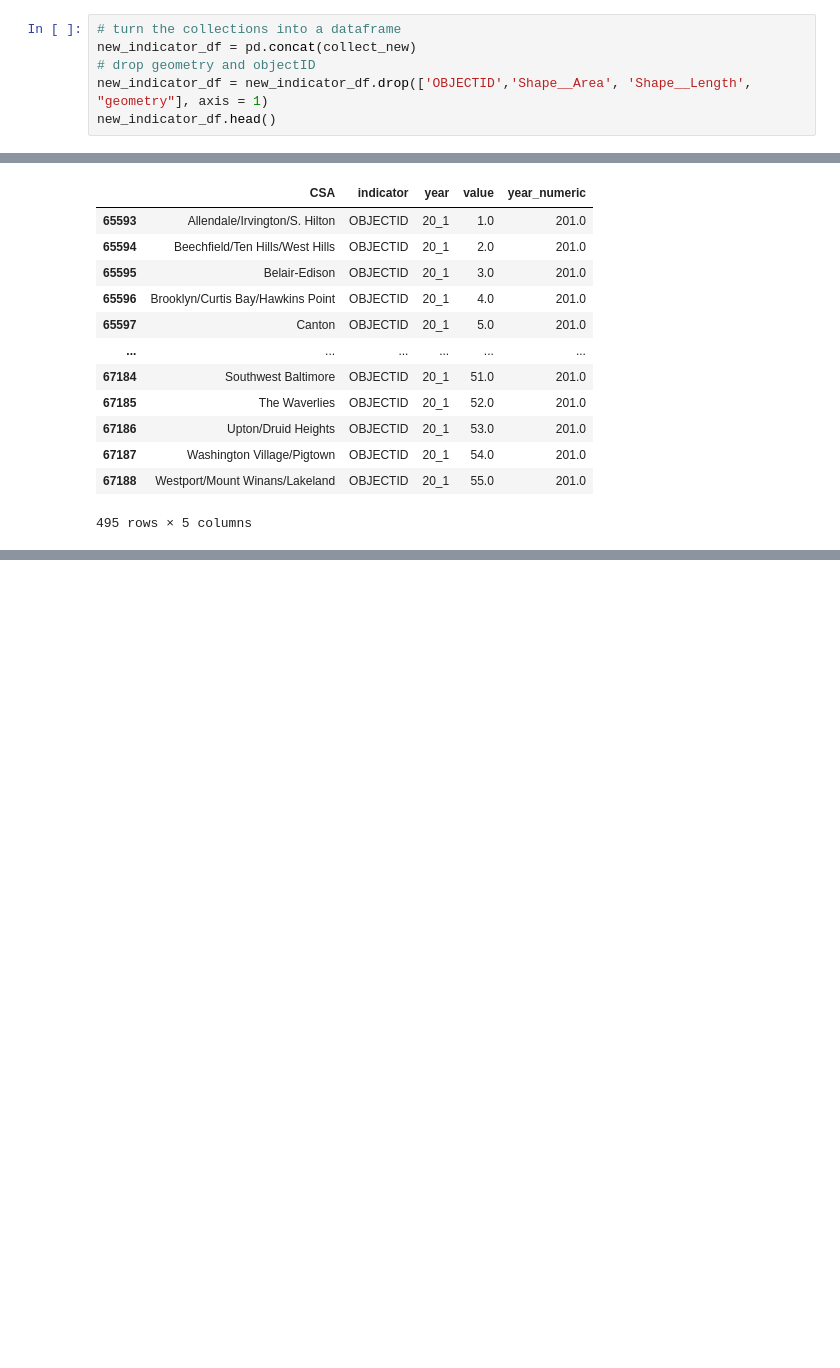
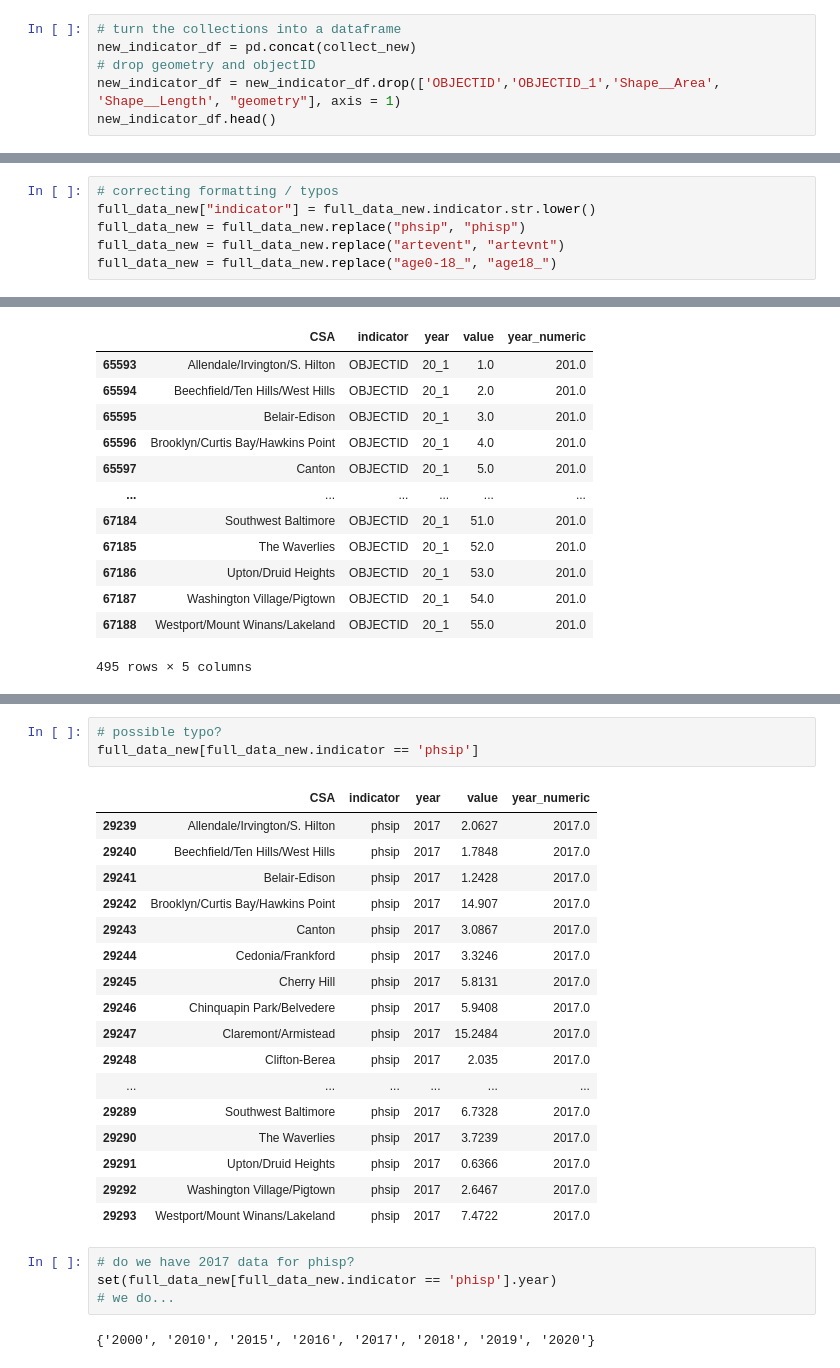
Before and after one commit to ejf78/cdc_vitalsigns, a Jupyter notebook: Vital_Signs_Data_Supplement.ipynb, the cells around one changed output, grey strips where cells are left out. Cells and saved outputs as stored; diff of their text form; blank space fills up the shorter version.

Commit message:
fixed some typos in the new data / created new indicator info sheet

```diff
--- a/Vital_Signs_Data_Supplement.ipynb
+++ b/Vital_Signs_Data_Supplement.ipynb
@@ -139,7 +139,7 @@ https://services1.arcgis.com/mVFRs7NF4iFitgbY/arcgis/rest/services/Lights/Featur
 # turn the collections into a dataframe
 new_indicator_df = pd.concat(collect_new)
 # drop geometry and objectID
-new_indicator_df = new_indicator_df.drop(['OBJECTID','Shape__Area', 'Shape__Length', "geometry"], axis = 1)
+new_indicator_df = new_indicator_df.drop(['OBJECTID','OBJECTID_1','Shape__Area', 'Shape__Length', "geometry"], axis = 1)
 new_indicator_df.head()
 # %% [output]
 |  | CSA2010 | cashsa11 | cashsa12 | cashsa13 | cashsa14 | cashsa15 | cashsa16 | cashsa17 | cashsa18 | cashsa19 | ... |
@@ -354,6 +354,12 @@ balt_melted
 # create one new dataframe
 full_data_new = existing_df.append(new_indicator_melted)
 full_data_new = full_data_new.append(balt_melted)
+# %%
+# correcting formatting / typos
+full_data_new["indicator"] = full_data_new.indicator.str.lower()
+full_data_new = full_data_new.replace("phsip", "phisp")
+full_data_new = full_data_new.replace("artevent", "artevnt")
+full_data_new = full_data_new.replace("age0-18_", "age18_")
 # %%
 # check that everything adds up as expected
 print(f"There should be {existing_df.shape[0] + balt_melted.shape[0] + new_indicator_melted.shape[0]} rows.")
@@ -424,0 +504,27 @@ full_data_new[full_data_new.indicator == "OBJECTID"]
+# %%
+# possible typo?
+full_data_new[full_data_new.indicator == 'phsip']
+# %% [output]
+|  | CSA | indicator | year | value | year_numeric |
+| 29239 | Allendale/Irvington/S. Hilton | phsip | 2017 | 2.0627 | 2017.0 |
+| 29240 | Beechfield/Ten Hills/West Hills | phsip | 2017 | 1.7848 | 2017.0 |
+| 29241 | Belair-Edison | phsip | 2017 | 1.2428 | 2017.0 |
+| 29242 | Brooklyn/Curtis Bay/Hawkins Point | phsip | 2017 | 14.907 | 2017.0 |
+| 29243 | Canton | phsip | 2017 | 3.0867 | 2017.0 |
+| 29244 | Cedonia/Frankford | phsip | 2017 | 3.3246 | 2017.0 |
+| 29245 | Cherry Hill | phsip | 2017 | 5.8131 | 2017.0 |
+| 29246 | Chinquapin Park/Belvedere | phsip | 2017 | 5.9408 | 2017.0 |
+| 29247 | Claremont/Armistead | phsip | 2017 | 15.2484 | 2017.0 |
+| 29248 | Clifton-Berea | phsip | 2017 | 2.035 | 2017.0 |
+| ... | ... | ... | ... | ... | ... |
+| 29289 | Southwest Baltimore | phsip | 2017 | 6.7328 | 2017.0 |
+| 29290 | The Waverlies | phsip | 2017 | 3.7239 | 2017.0 |
+| 29291 | Upton/Druid Heights | phsip | 2017 | 0.6366 | 2017.0 |
+| 29292 | Washington Village/Pigtown | phsip | 2017 | 2.6467 | 2017.0 |
+| 29293 | Westport/Mount Winans/Lakeland | phsip | 2017 | 7.4722 | 2017.0 |
+# %%
+# do we have 2017 data for phisp?
+set(full_data_new[full_data_new.indicator == 'phisp'].year)
+# we do...
+# %% [output]
+{'2000', '2010', '2015', '2016', '2017', '2018', '2019', '2020'}
```
Also changed, not shown: parts of 14 cells of this notebook.
